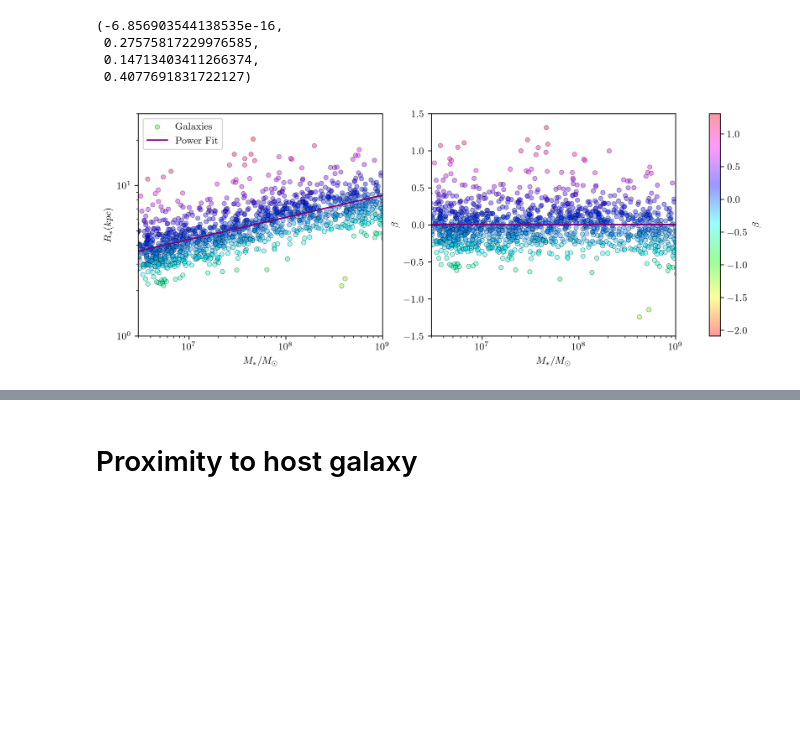
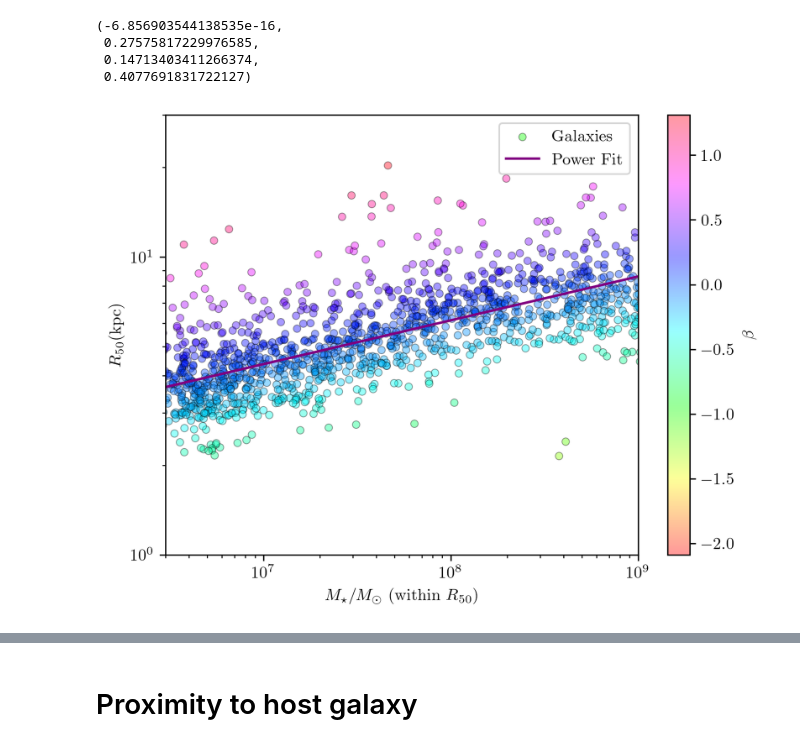
Before and after one commit to mkzeender/thesis, a Jupyter notebook: root_graph.ipynb, the cells around one changed output, grey strips where cells are left out. Saved outputs shown, nothing was run; the diff lists cells and outputs as text; code cells hidden in the pictures; blank space fills up the shorter version.

```diff
--- a/root_graph.ipynb
+++ b/root_graph.ipynb
@@ -61,7 +61,7 @@ dat['M_tot'] = (
     dat['dm_mass_within_r50_stars']
 )
 
-dat['M_*/M_tot'] = _c = dat['stars_mass_within_r50_stars'] / dat['M_tot']
+dat['M_\star/M_tot'] = _c = dat['stars_mass_within_r50_stars'] / dat['M_tot']
 
 m_dm_frac_norm = mpl.colors.LogNorm(np.min(_c), np.max(_c))
 # %%
@@ -117,54 +117,31 @@ dat['beta_r50'] = (
  0.4077691831722127)
 # %%
 
-fig, (ax, ax2) = plt.subplots(1, 2)
+fig, ax = plt.subplots()
 
-fig.set_figwidth(12)
-fig.set_figheight(4)
 
 ax.set_xscale('log')
 ax.set_yscale('log')
 
 d = dat
 mask = d['beta_r50'] > -np.inf  # no mask
 x, y = d[mask]['stars_mass_within_r50_stars_ahf'], d[mask]['r50_stars_ahf'] / h
 
 _m = ax.scatter(x, y, alpha=0.4, s=20, marker='o',
                 cmap=CMAPS['hsv'], c=d[mask]['beta_r50'], edgecolor='black', linewidth=0.5,
                 )
 
 ax.plot(np.exp(pwr_fit[0]), np.exp(pwr_fit[1]), color='purple')
 ax.set_xlim(3e6, 1e9)
 ax.set_ylim(1e0, 3e1)
 ax.legend(('Galaxies', 'Power Fit'))
-ax.set_xlabel(r'$M_{*} / M_\odot$')
-ax.set_ylabel(r'$R_{*} (kpc)$')
+ax.set_xlabel(r'$M_\star / M_\odot$ (within $R_{50}$)')
+ax.set_ylabel(r'$R_{50} \mathrm{ (kpc)}$')
 
 
-ax2.set_xscale('log')
-ax2.set_xlim(3e6, 1e9)
-ax2.set_ylim(-1.5, 1.5)
-ax2.set_xlabel(r'$M_* / M_\odot$')
-ax2.set_ylabel(r'$\beta$')
-
-ax2.scatter(
-    dat['stars_mass_within_r50_stars'],
-    dat['beta_r50'],
-    s=20,
-    marker='o',
-    c=dat['beta_r50'],
-    edgecolor='black',
-    linewidth=0.5,
-    alpha=0.4,
-    cmap=CMAP
-)
-
-ax2.plot(dat['stars_mass_within_r50_stars'], [0] * dat.shape[0], color='purple')
-
-
-fig.colorbar(_m, ax=[ax, ax2]).set_label(r'$\beta$')
+fig.colorbar(_m, ax=ax).set_label(r'$\beta$')
 
 
 fig.savefig('paper/figs/me/stars-mass-size-r50.pdf')
 # %% [output]
-[figure, old version]
+[figure, new version]
```
Also changed, not shown: parts of 4 cells of this notebook, 16 other files.
